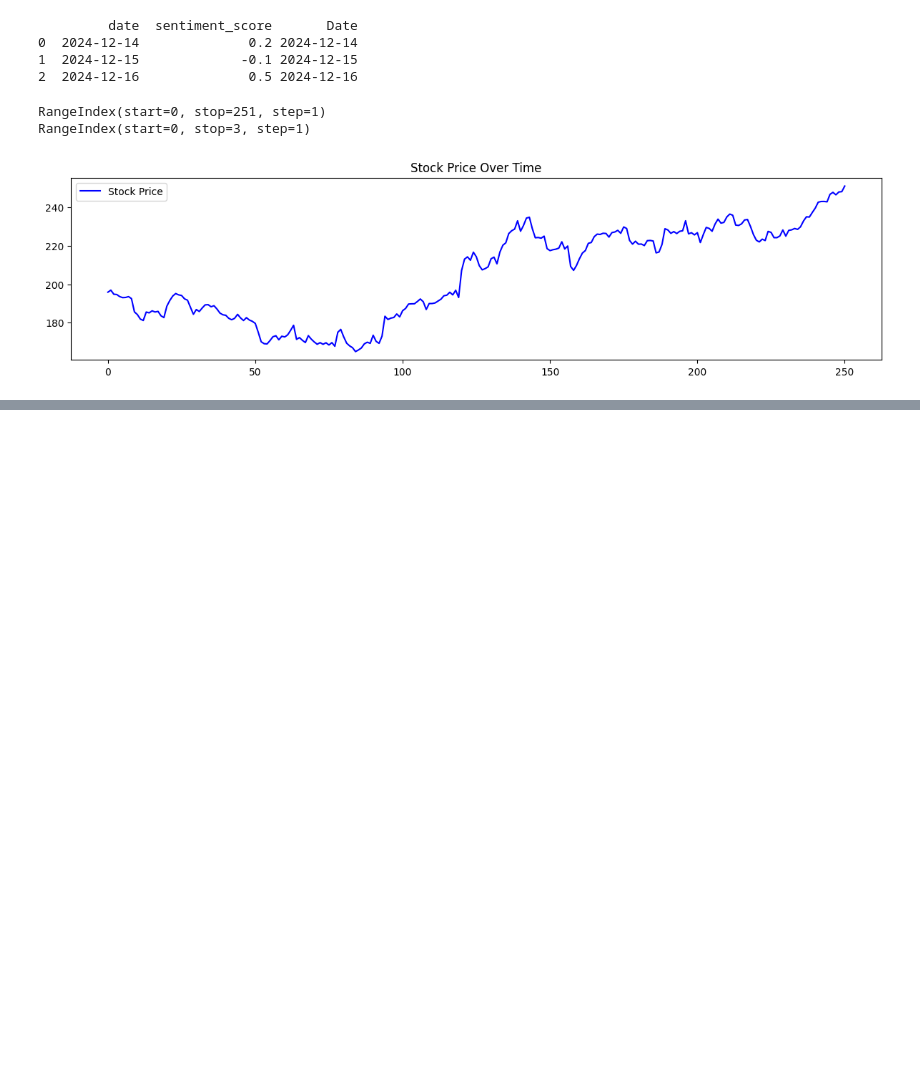
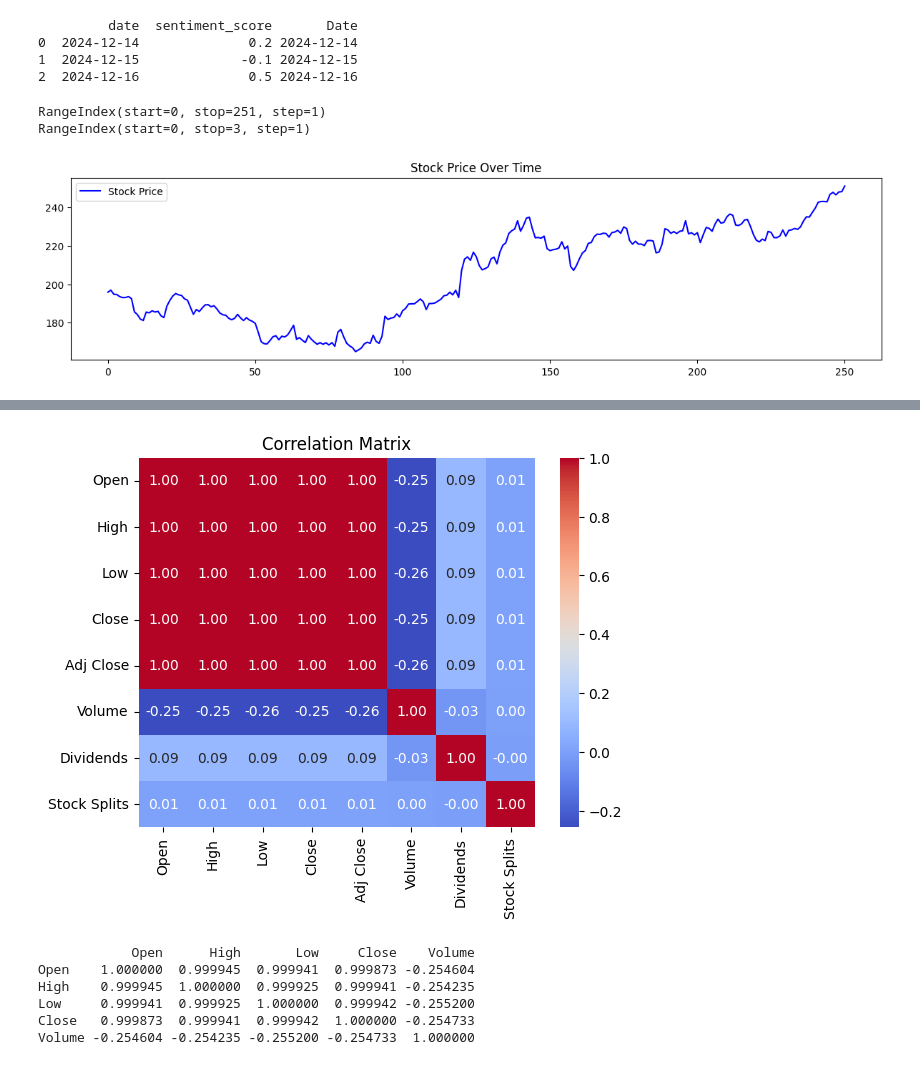
Before and after one commit to hermela-bekele/stock, a Jupyter notebook: notebooks/technical-indicators.ipynb, the cells around one changed output, grey strips where cells are left out. Cells and saved outputs as stored; diff of their text form; code cells hidden in the pictures; blank space fills up the shorter version.

Commit message:
Correlation Analysis

```diff
--- a/notebooks/technical-indicators.ipynb
+++ b/notebooks/technical-indicators.ipynb
@@ -470,0 +499,22 @@ plt.show()
+# %%
+import pandas as pd
+
+# Load the data
+data = pd.read_csv('AAPL_historical_data.csv')
+
+# Check data types
+print(data.dtypes)
+
+# Handle non-numeric entries in numeric columns
+numeric_columns = data.select_dtypes(include=['float64', 'int64']).columns
+data[numeric_columns] = data[numeric_columns].apply(pd.to_numeric, errors='coerce')
+
+# Drop rows with NaN values
+data = data.dropna()
+
+# Select numeric columns for correlation analysis
+numeric_data = data.select_dtypes(include=['float64', 'int64'])
+
+# Calculate correlation matrix
+correlation_matrix = numeric_data.corr()
+print(correlation_matrix)
@@ -470,0 +539,25 @@ plt.show()
+# %%
+import seaborn as sns
+import matplotlib.pyplot as plt
+
+sns.heatmap(correlation_matrix, annot=True, cmap='coolwarm', fmt=".2f")
+plt.title("Correlation Matrix")
+plt.show()
+# %% [output]
+[figure, added]
+# %%
+import pandas as pd
+
+data = pd.read_csv('AAPL_historical_data.csv')
+
+# calculate correlation matrix
+correlation_matrix = data[['Open', 'High', 'Low', 'Close', 'Volume']].corr()
+
+print(correlation_matrix)
+# %% [output]
+            Open      High       Low     Close    Volume
+Open    1.000000  0.999945  0.999941  0.999873 -0.254604
+High    0.999945  1.000000  0.999925  0.999941 -0.254235
+Low     0.999941  0.999925  1.000000  0.999942 -0.255200
+Close   0.999873  0.999941  0.999942  1.000000 -0.254733
+Volume -0.254604 -0.254235 -0.255200 -0.254733  1.000000
```
Also changed, not shown: parts of 3 cells of this notebook.
